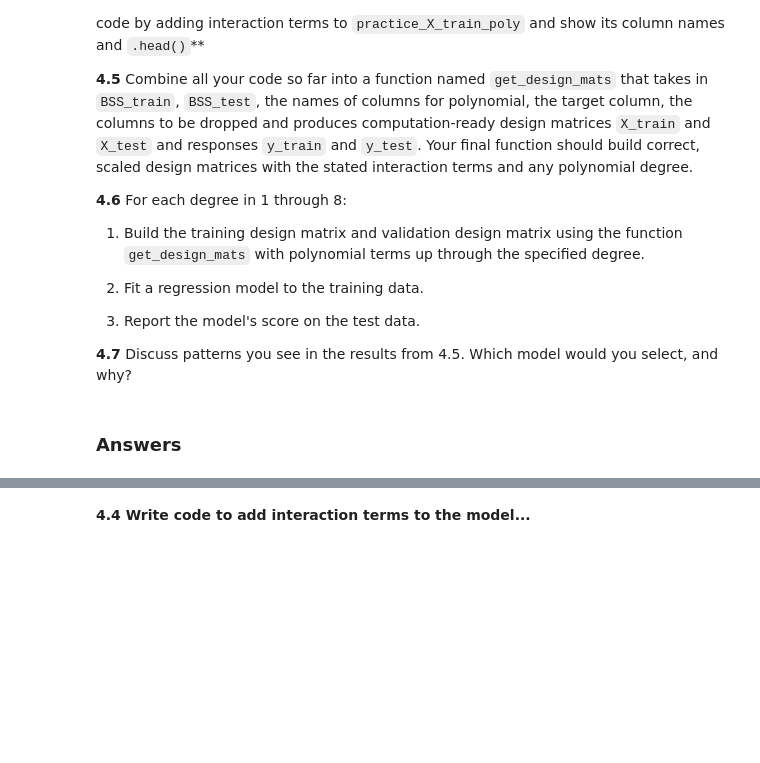
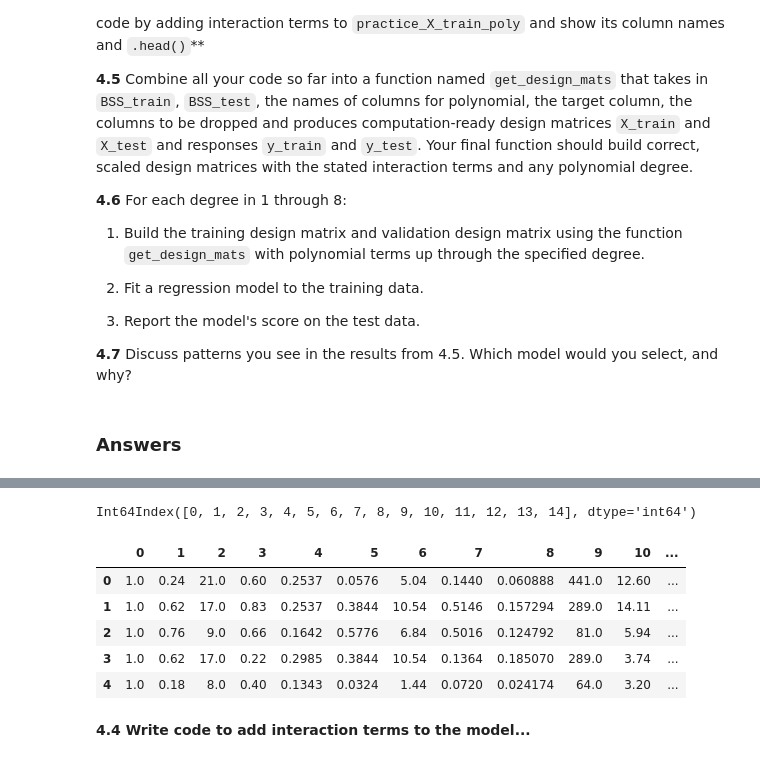
Before and after one commit to katiegrosch/2019-CS109A, a Jupyter notebook: content/homeworks/cs109a_hw3_209/cs109a_hw3.ipynb, the cells around one changed output, grey strips where cells are left out. Drawn from its saved outputs; the diff is of its cells as text; code cells hidden in the pictures; blank space fills up the shorter version.

```diff
--- a/content/homeworks/cs109a_hw3_209/cs109a_hw3.ipynb
+++ b/content/homeworks/cs109a_hw3_209/cs109a_hw3.ipynb
@@ -582,3 +580,23 @@ practice_X_train_scaled.describe()
+# %%
+def make_poly(data, degree=2):
+    polynomial_features= PolynomialFeatures(degree)
+    poly_features = pd.DataFrame(polynomial_features.fit_transform(X_train[["temp","hour","hum","windspeed"]]))
+    polynomial = pd.concat([poly_features,X_train.drop(["temp","hour","hum"], axis=1)],
+                              axis=1)
+    # TO DO: rename columns, drop unnecessary columns
+    return sm.add_constant(poly_features)
+
+practice_X_train_poly = make_poly(practice_X_train_scaled)
+print(practice_X_train_poly.columns)
+practice_X_train_poly.head()
+# %% [output]
+Int64Index([0, 1, 2, 3, 4, 5, 6, 7, 8, 9, 10, 11, 12, 13, 14], dtype='int64')
+|  | 0 | 1 | 2 | 3 | 4 | 5 | 6 | 7 | 8 | 9 | 10 | ... |
+| 0 | 1.0 | 0.24 | 21.0 | 0.60 | 0.2537 | 0.0576 | 5.04 | 0.1440 | 0.060888 | 441.0 | 12.60 | ... |
+| 1 | 1.0 | 0.62 | 17.0 | 0.83 | 0.2537 | 0.3844 | 10.54 | 0.5146 | 0.157294 | 289.0 | 14.11 | ... |
+| 2 | 1.0 | 0.76 | 9.0 | 0.66 | 0.1642 | 0.5776 | 6.84 | 0.5016 | 0.124792 | 81.0 | 5.94 | ... |
+| 3 | 1.0 | 0.62 | 17.0 | 0.22 | 0.2985 | 0.3844 | 10.54 | 0.1364 | 0.185070 | 289.0 | 3.74 | ... |
+| 4 | 1.0 | 0.18 | 8.0 | 0.40 | 0.1343 | 0.0324 | 1.44 | 0.0720 | 0.024174 | 64.0 | 3.20 | ... |
 # %% [markdown]
 **4.4 Write code to add interaction terms to the model...**
 # %%
```
Also changed, not shown: parts of 10 cells of this notebook.
